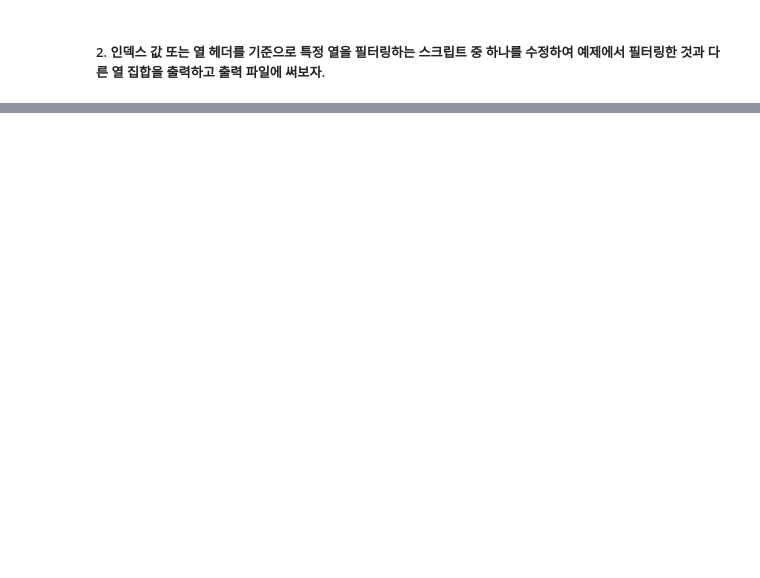
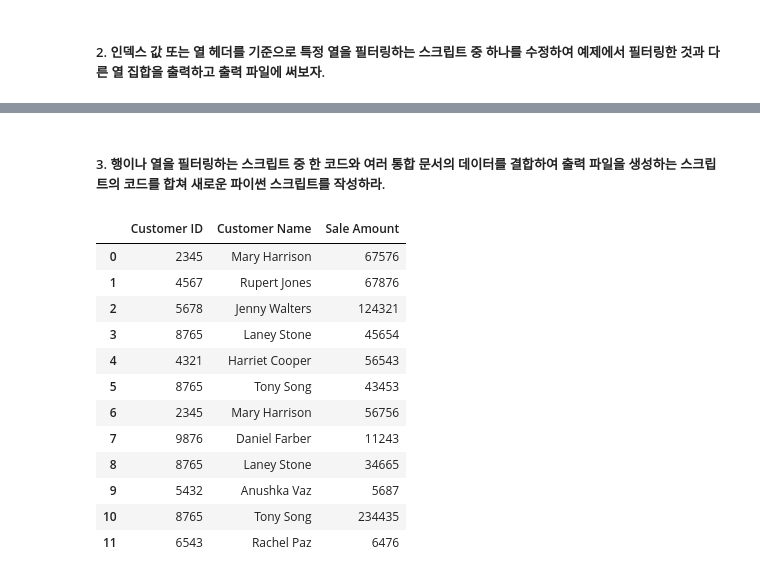
Before and after one commit to no-use-rami/analytics-with-python, a Jupyter notebook: 3장/3.4~3.6.ipynb, the cells around one changed output, grey strips where cells are left out. Cells and saved outputs as stored; diff of their text form; code cells hidden in the pictures; blank space fills up the shorter version.

```diff
--- a/3장/3.4~3.6.ipynb
+++ b/3장/3.4~3.6.ipynb
@@ -499,0 +522,40 @@ output_file = "3practice_2.xls"
+# %% [markdown]
+##### 3. 행이나 열을 필터링하는 스크립트 중 한 코드와 여러 통합 문서의 데이터를 결합하여 출력 파일을 생성하는 스크립트의 코드를 합쳐 새로운 파이썬 스크립트를 작성하라.
+# %%
+import pandas as pd
+import glob
+import os
+
+input_path = "./"
+output_file = "3practice_3.xls"
+
+all_files = glob.glob(os.path.join(input_path, '*.xlsx'))
+data_frame = []
+
+for workbook in all_files:
+    all_worksheets = pd.read_excel(workbook, sheetname = None, index_col = None)
+    for worksheet_name, data in all_worksheets.items():
+        data_frame.append(data[data['Sale Amount'].astype(float) > 5000.0]\
+                          .loc[:,['Customer ID','Customer Name','Sale Amount']])
+
+filterd_data = pd.concat(data_frame, axis=0, ignore_index = True)
+
+writer = pd.ExcelWriter(output_file)
+filterd_data.to_excel(writer, 'filterd_by_amount', index=False)
+writer.save()
+
+pd.read_excel("3practice_3.xls")
+# %% [output]
+|  | Customer ID | Customer Name | Sale Amount |
+| 0 | 2345 | Mary Harrison | 67576 |
+| 1 | 4567 | Rupert Jones | 67876 |
+| 2 | 5678 | Jenny Walters | 124321 |
+| 3 | 8765 | Laney Stone | 45654 |
+| 4 | 4321 | Harriet Cooper | 56543 |
+| 5 | 8765 | Tony Song | 43453 |
+| 6 | 2345 | Mary Harrison | 56756 |
+| 7 | 9876 | Daniel Farber | 11243 |
+| 8 | 8765 | Laney Stone | 34665 |
+| 9 | 5432 | Anushka Vaz | 5687 |
+| 10 | 8765 | Tony Song | 234435 |
+| 11 | 6543 | Rachel Paz | 6476 |
```
Also changed, not shown: parts of 4 cells of this notebook.
